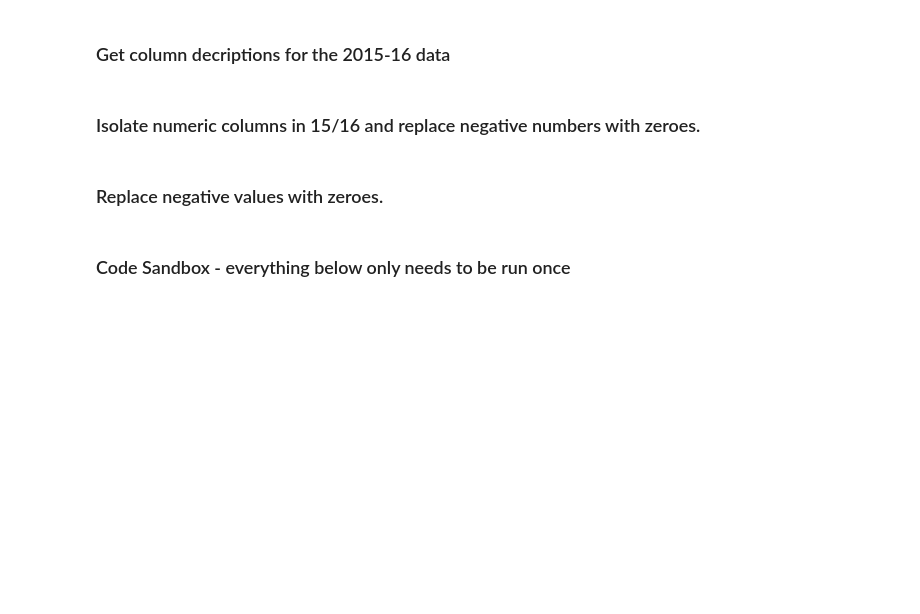
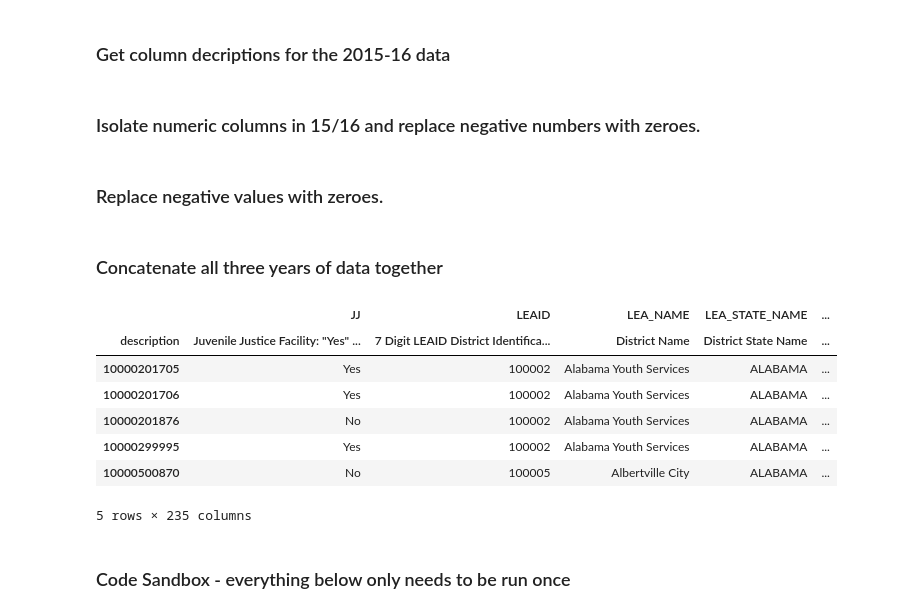
Before and after one commit to Discriminology/Educational-Equity-Data-Commons, a Jupyter notebook: data_processing.ipynb, the cells around one changed output. Cells and saved outputs as stored; diff of their text form; code cells hidden in the pictures; blank space fills up the shorter version.

Commit message:
stack three years of data and standardize types

```diff
--- a/data_processing.ipynb
+++ b/data_processing.ipynb
@@ -299,6 +304,6 @@ df_1314['SCH_FTESECURITY_IND'] = df_1314['SCH_FTESECURITY_IND'].str.replace('-9'
 df_1314 = df_1314.replace('-5', None)
 df_1314 = df_1314.replace('-9', None)
 # %%
-df_1314_final = join_col_descriptions(desc_frames_1314, df_1314, fields_1314, '2013-14')
+df_1314_final = join_col_descriptions(df_1314, '2013-14')
 # %%
 df_1314_final.head()
@@ -330,6 +348,6 @@ num = df1516_raw._get_numeric_data()
 num[num < 0] = 0
 df1516_raw = df1516_raw.set_index(['COMBOKEY'])
 # %%
-df1516_final = pd.merge(df1516_raw.T, decoded_names, left_index=True, right_index=True).set_index('description', append=True).T
-df1516_final['YEAR','School Year'] = '2015-16'
+df_1516_final = pd.merge(df1516_raw.T, descriptions, left_index=True, right_index=True).set_index('description', append=True).T
+df_1516_final['YEAR','School Year'] = '2015-16'
 # %%
@@ -340,3 +358,20 @@ assert len(df1516_final) == df1516_final.index.nunique()
 df1516_final[::100].to_csv('~/Desktop/discriminology/output/15_16_sample.csv')
 # %%
 df1516_final.to_csv('~/Desktop/discriminology/output/final_data_2015-16.csv')
+# %% [markdown]
+### Concatenate all three years of data together
+# %%
+full_table = pd.concat([df_1516_final, df_1314_final, df_1112_final], axis=0)
+# %%
+full_table = full_table.astype(numeric_type_map)
+# %%
+full_table.head()
+# %% [output]
+|  | JJ | LEAID | LEA_NAME | LEA_STATE_NAME | ... |
+| description | Juvenile Justice Facility: "Yes" ... | 7 Digit LEAID District Identifica... | District Name | District State Name | ... |
+| 10000201705 | Yes | 100002 | Alabama Youth Services | ALABAMA | ... |
+| 10000201706 | Yes | 100002 | Alabama Youth Services | ALABAMA | ... |
+| 10000201876 | No | 100002 | Alabama Youth Services | ALABAMA | ... |
+| 10000299995 | Yes | 100002 | Alabama Youth Services | ALABAMA | ... |
+| 10000500870 | No | 100005 | Albertville City | ALABAMA | ... |
+5 rows × 235 columns
```
Also changed, not shown: parts of 8 cells of this notebook.
